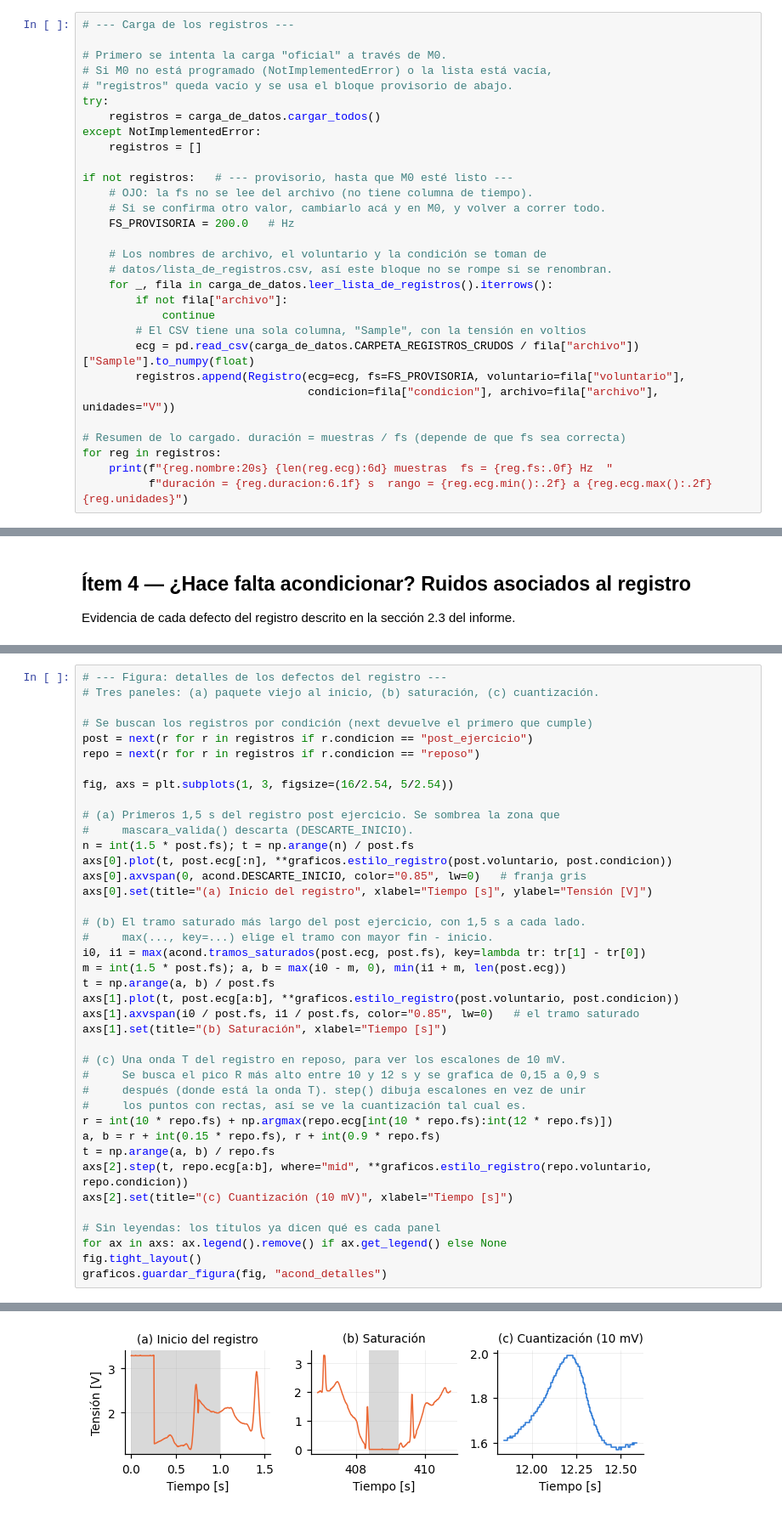
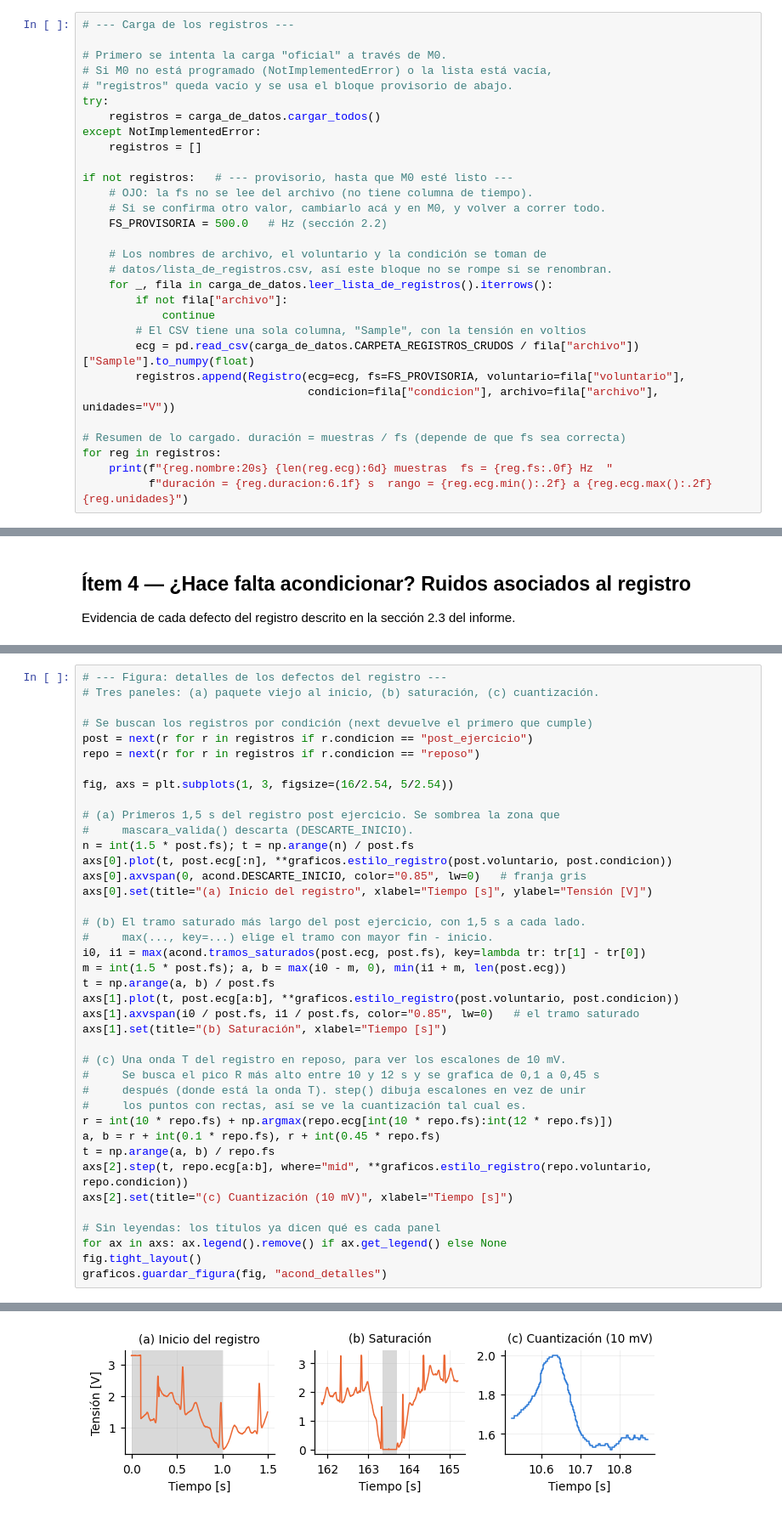
Before and after one commit to PurrthagorasCat/Informe-Laboratorio-ECG---PSIB---Grupo-2-, a Jupyter notebook: modulos/m1_acondicionamiento/acondicionamiento.ipynb, the cells around one changed output, grey strips where cells are left out. Shown at 85% size. Drawn from its saved outputs; the diff is of its cells as text.

```diff
--- a/modulos/m1_acondicionamiento/acondicionamiento.ipynb
+++ b/modulos/m1_acondicionamiento/acondicionamiento.ipynb
@@ -59,7 +59,7 @@ except NotImplementedError:
 if not registros:   # --- provisorio, hasta que M0 esté listo ---
     # OJO: la fs no se lee del archivo (no tiene columna de tiempo).
     # Si se confirma otro valor, cambiarlo acá y en M0, y volver a correr todo.
-    FS_PROVISORIA = 200.0   # Hz
+    FS_PROVISORIA = 500.0   # Hz (sección 2.2)
 
     # Los nombres de archivo, el voluntario y la condición se toman de
     # datos/lista_de_registros.csv, así este bloque no se rompe si se renombran.
@@ -136,11 +136,11 @@ axs[1].axvspan(i0 / post.fs, i1 / post.fs, color="0.85", lw=0)   # el tramo satu
 axs[1].set(title="(b) Saturación", xlabel="Tiempo [s]")
 
 # (c) Una onda T del registro en reposo, para ver los escalones de 10 mV.
-#     Se busca el pico R más alto entre 10 y 12 s y se grafica de 0,15 a 0,9 s
+#     Se busca el pico R más alto entre 10 y 12 s y se grafica de 0,1 a 0,45 s
 #     después (donde está la onda T). step() dibuja escalones en vez de unir
 #     los puntos con rectas, así se ve la cuantización tal cual es.
 r = int(10 * repo.fs) + np.argmax(repo.ecg[int(10 * repo.fs):int(12 * repo.fs)])
-a, b = r + int(0.15 * repo.fs), r + int(0.9 * repo.fs)
+a, b = r + int(0.1 * repo.fs), r + int(0.45 * repo.fs)
 t = np.arange(a, b) / repo.fs
 axs[2].step(t, repo.ecg[a:b], where="mid", **graficos.estilo_registro(repo.voluntario, repo.condicion))
 axs[2].set(title="(c) Cuantización (10 mV)", xlabel="Tiempo [s]")
@@ -154,4 +154,4 @@ WindowsPath('C:/Users/Facu/Desktop/1er Cuatri 4to (Bioingenieria)/Procesamiento
-[figure, old version]
+[figure, new version]
 # %%
 # --- Figura: espectro de los registros crudos ---
 # Izquierda: espectro completo, para buscar el pico de 50 Hz (red eléctrica).
```
Also changed, not shown: parts of 10 cells of this notebook, 9 other files.
